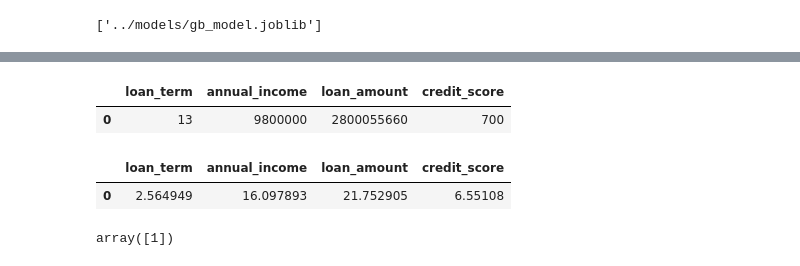
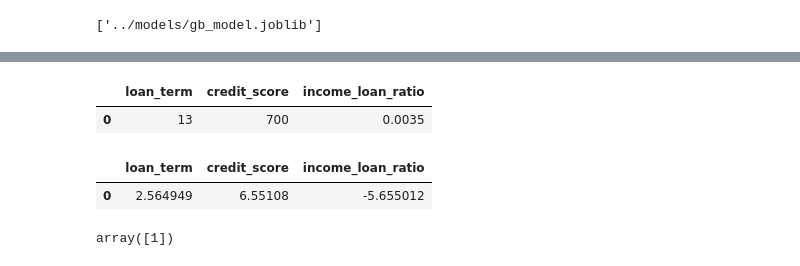
Before and after one commit to muchai254/loan-prediction, a Jupyter notebook: notebooks/eda.ipynb, the cells around one changed output, grey strips where cells are left out. Saved outputs shown, nothing was run; the diff lists cells and outputs as text; code cells hidden in the pictures.

```diff
--- a/notebooks/eda.ipynb
+++ b/notebooks/eda.ipynb
@@ -424,19 +470,22 @@ shap.summary_plot(shap_values, X_test)
 # %%
 
-custom_input_data = pd.DataFrame({
+input_data = pd.DataFrame({
     'loan_term': [13],
     'annual_income': [9800000],
     'loan_amount': [2800055660],
     'credit_score': [700]
 })
-custom_input_data
+processed_input_data = input_data.copy()
+processed_input_data['income_loan_ratio'] = input_data['annual_income'] / input_data['loan_amount']
+processed_input_data.drop(columns=['loan_amount', 'annual_income'], inplace=True)
+processed_input_data
 # %% [output]
-|  | loan_term | annual_income | loan_amount | credit_score |
-| 0 | 13 | 9800000 | 2800055660 | 700 |
+|  | loan_term | credit_score | income_loan_ratio |
+| 0 | 13 | 700 | 0.0035 |
-# %%
-custom_input = log_transform(custom_input_data)[0]
-custom_input
-# %% [output]
-|  | loan_term | annual_income | loan_amount | credit_score |
-| 0 | 2.564949 | 16.097893 | 21.752905 | 6.55108 |
+# %%
+transformed_input_data = log_transform(processed_input_data)[0]
+transformed_input_data
+# %% [output]
+|  | loan_term | credit_score | income_loan_ratio |
+| 0 | 2.564949 | 6.55108 | -5.655012 |
 # %%
```
Also changed, not shown: parts of 18 cells of this notebook, 7 other files.
